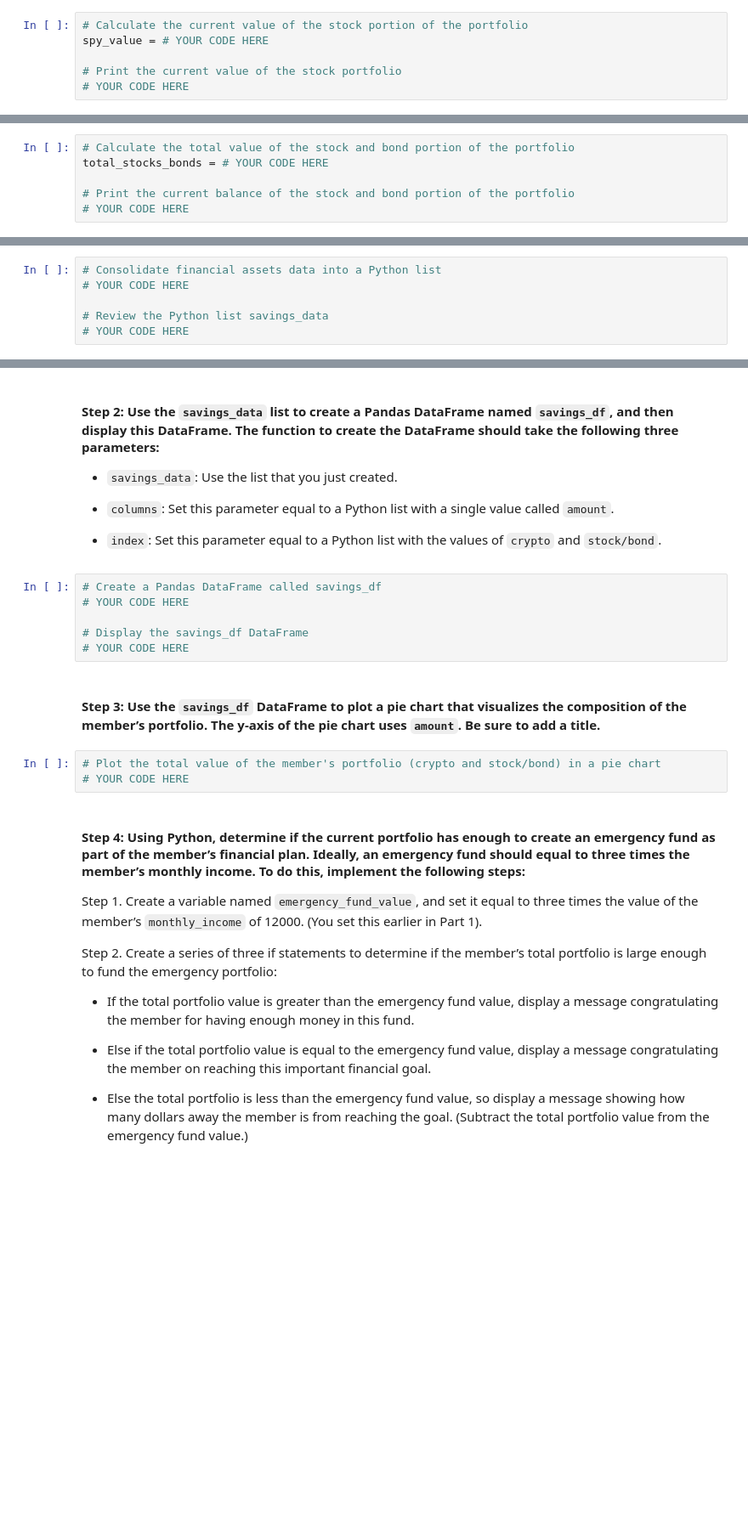
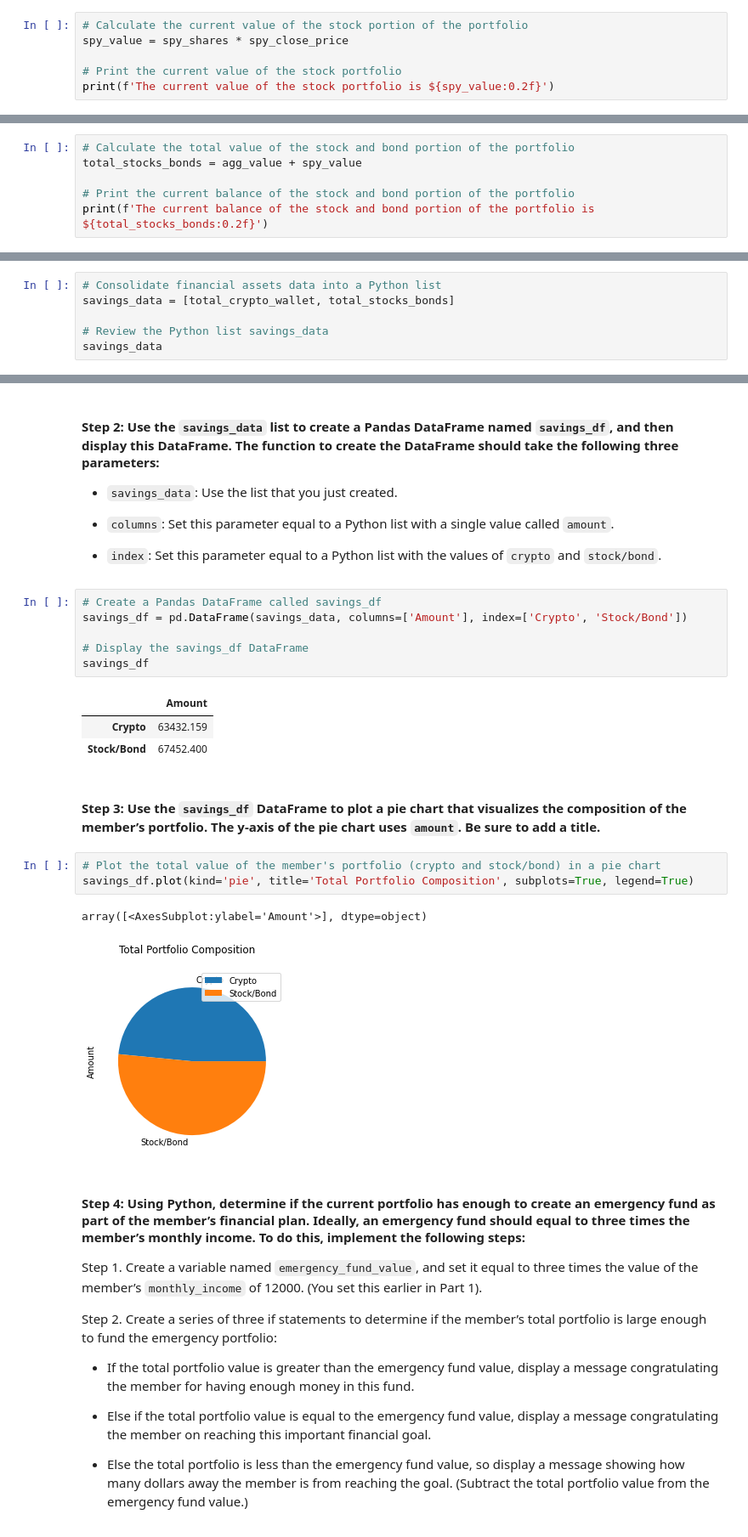
Before and after one commit to mbf2139/Financial_Planning_With_APIs, a Jupyter notebook: financial_planning_tools.ipynb, the cells around one changed output, grey strips where cells are left out. Shown: that part at 85% size. Cells and saved outputs as stored; diff of their text form; blank space fills up the shorter version.

Commit message:
saving progress on portfolio analysis

```diff
--- a/financial_planning_tools.ipynb
+++ b/financial_planning_tools.ipynb
@@ -253,6 +278,6 @@ agg_value = # YOUR CODE HERE
 # %%
 # Calculate the current value of the stock portion of the portfolio
-spy_value = # YOUR CODE HERE
+spy_value = spy_shares * spy_close_price
 
 # Print the current value of the stock portfolio
-# YOUR CODE HERE
+print(f'The current value of the stock portfolio is ${spy_value:0.2f}')
@@ -259,6 +286,6 @@ spy_value = # YOUR CODE HERE
 # %%
 # Calculate the total value of the stock and bond portion of the portfolio
-total_stocks_bonds = # YOUR CODE HERE
+total_stocks_bonds = agg_value + spy_value
 
 # Print the current balance of the stock and bond portion of the portfolio
-# YOUR CODE HERE
+print(f'The current balance of the stock and bond portion of the portfolio is ${total_stocks_bonds:0.2f}')
@@ -301,7 +332,7 @@ In this section, you’ll use the valuations for the cryptocurrency wallet and f
 #### Step 1: Create a Python list named `savings_data` that has two elements. The first element contains the total value of the cryptocurrency wallet. The second element contains the total value of the stock and bond portions of the portfolio.
 # %%
 # Consolidate financial assets data into a Python list
-# YOUR CODE HERE
+savings_data = [total_crypto_wallet, total_stocks_bonds]
 
 # Review the Python list savings_data
-# YOUR CODE HERE
+savings_data
@@ -315,15 +348,22 @@ In this section, you’ll use the valuations for the cryptocurrency wallet and f
 - `index`: Set this parameter equal to a Python list with the values of `crypto` and `stock/bond`.
 # %%
 # Create a Pandas DataFrame called savings_df
-# YOUR CODE HERE
+savings_df = pd.DataFrame(savings_data, columns=['Amount'], index=['Crypto', 'Stock/Bond'])
 
 # Display the savings_df DataFrame
-# YOUR CODE HERE
+savings_df
+# %% [output]
+|  | Amount |
+| Crypto | 63432.159 |
+| Stock/Bond | 67452.400 |
 # %% [markdown]
 #### Step 3: Use the `savings_df` DataFrame to plot a pie chart that visualizes the composition of the member’s portfolio. The y-axis of the pie chart uses `amount`. Be sure to add a title.
 # %%
 # Plot the total value of the member's portfolio (crypto and stock/bond) in a pie chart
-# YOUR CODE HERE
+savings_df.plot(kind='pie', title='Total Portfolio Composition', subplots=True, legend=True)
+# %% [output]
+array([<AxesSubplot:ylabel='Amount'>], dtype=object)
+[figure, added]
 # %% [markdown]
 #### Step 4: Using Python, determine if the current portfolio has enough to create an emergency fund as part of the member’s financial plan. Ideally, an emergency fund should equal to three times the member’s monthly income. To do this, implement the following steps:
 
```
Also changed, not shown: parts of 16 cells of this notebook.
